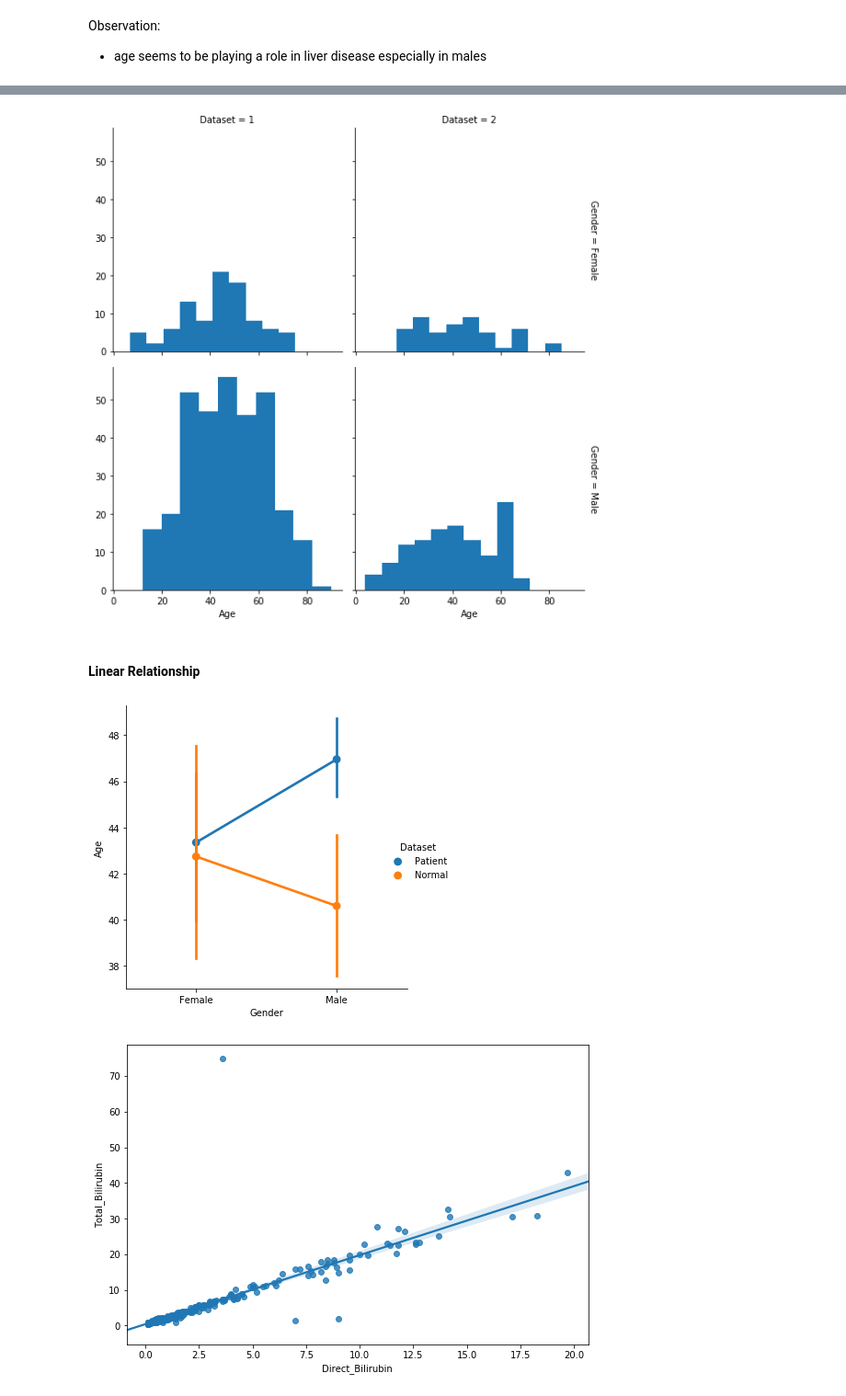
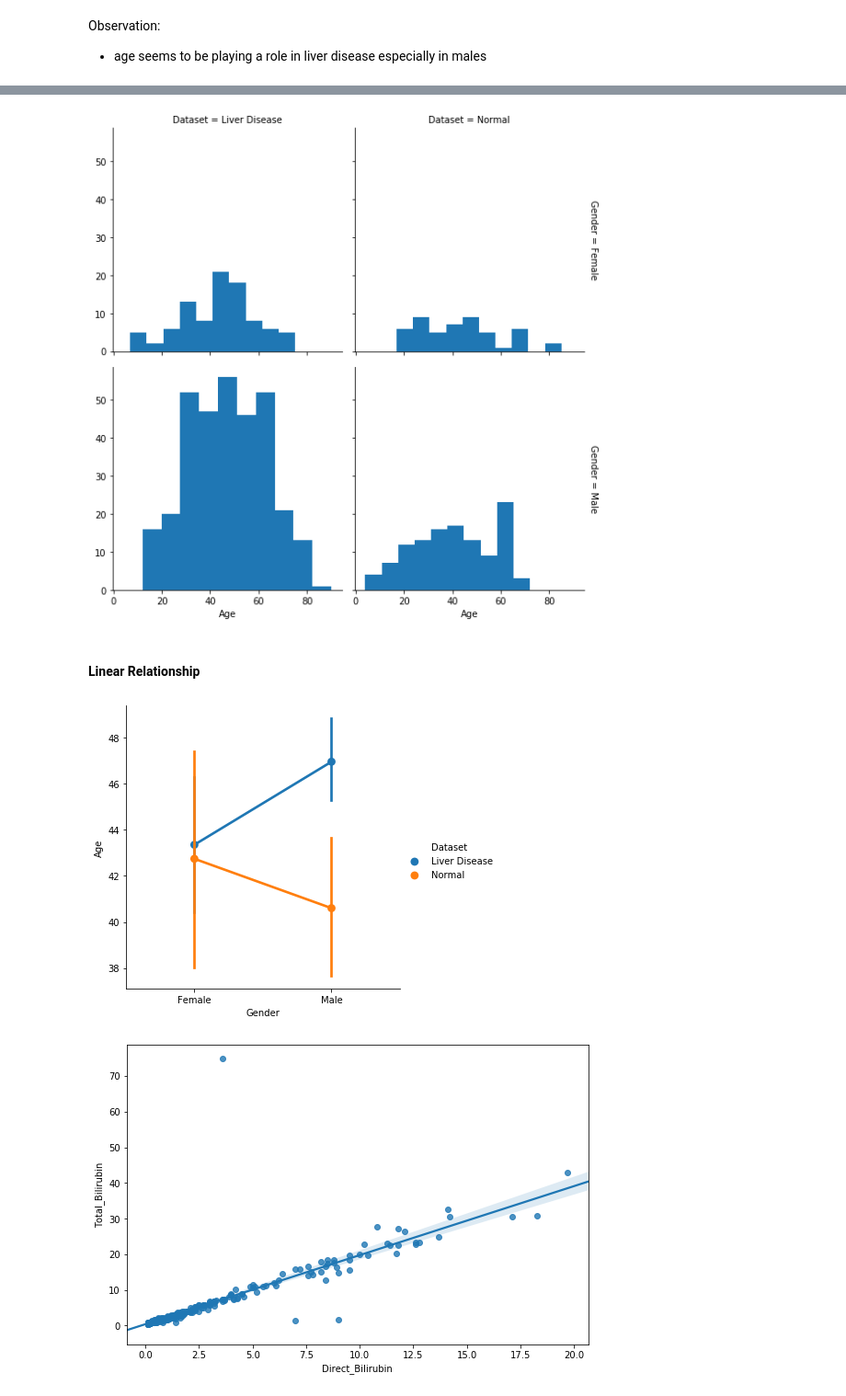
Before and after one commit to IndML101/Liver-Patients, a Jupyter notebook: Liver-Patients.ipynb, the cells around one changed output, grey strips where cells are left out. Shown at 92% size. Saved outputs shown, nothing was run; the diff lists cells and outputs as text; code cells hidden in the pictures.

```diff
--- a/Liver-Patients.ipynb
+++ b/Liver-Patients.ipynb
@@ -54,3 +73,5 @@ data_df.head()
+# %%
+data_df['Dataset'] = data_df['Dataset'].map({1:'Liver Disease', 2:'Normal'})
 # %%
 data_df.info()
 # %% [output]
@@ -271,24 +290,25 @@ g = sns.FacetGrid(data=data_df,
 g.map(plt.hist, "Age")
 plt.show()
 # %% [output]
-[figure, old version]
+[figure, new version]
 # %% [markdown]
 #### Linear Relationship
 # %%
 # point estimate by gender and disease status
 
 g = sns.catplot(data=data_df,
                 x='Gender',
                 y='Age',
                 hue='Dataset',
                 kind='point')
-
+'''
 leg = g._legend
 leg.texts[0].set_text('Patient')
 leg.texts[1].set_text('Normal')
+'''
 plt.show()
 # %% [output]
-[figure, old version]
+[figure, new version]
 # %%
 # linear relation between total bilirubin and direct bilirubin
 
```
Also changed, not shown: parts of 31 cells of this notebook.
